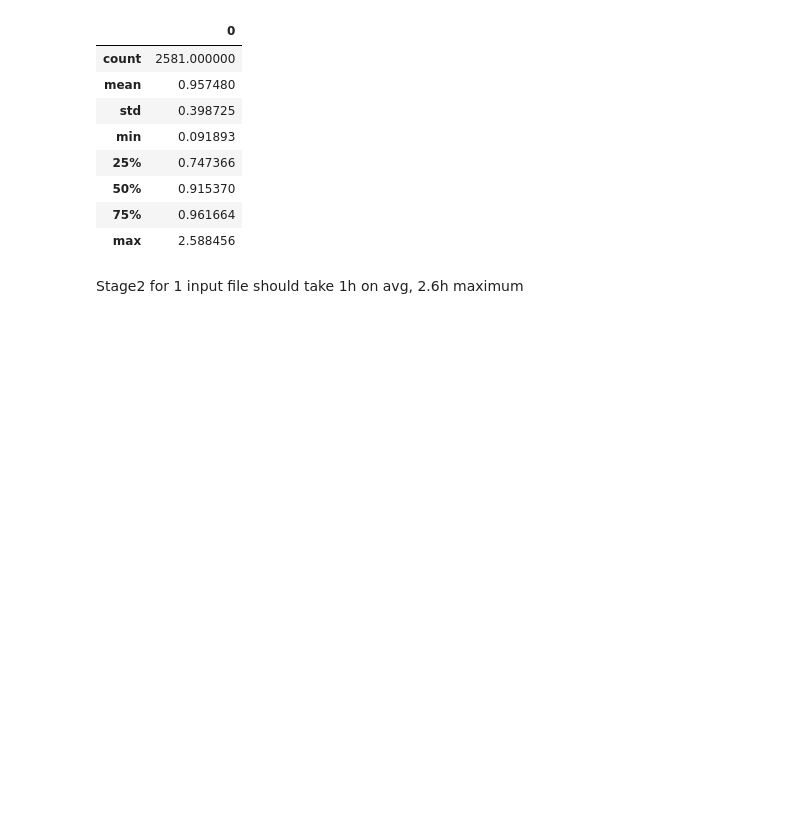
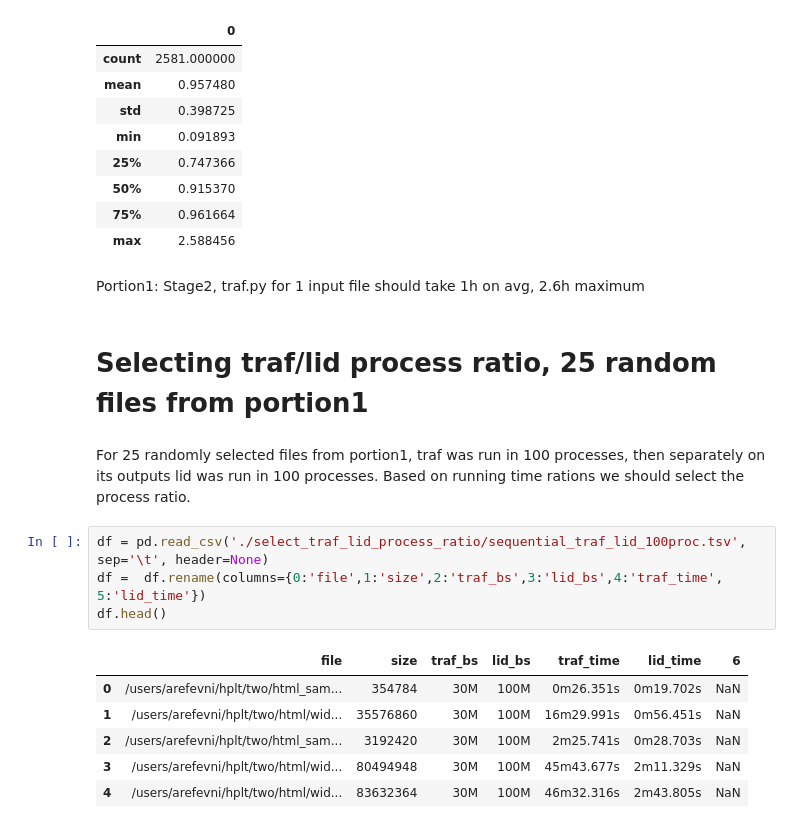
Before and after one commit to hplt-project/warc2text-runner, a Jupyter notebook: two/stage2_hypers/select_hypers.ipynb, the cells around one changed output. Cells and saved outputs as stored; diff of their text form; blank space fills up the shorter version.

```diff
--- a/two/stage2_hypers/select_hypers.ipynb
+++ b/two/stage2_hypers/select_hypers.ipynb
@@ -117,4 +119,20 @@ print(secperdoc_avg)
 | 75% | 0.961664 |
 | max | 2.588456 |
 # %% [markdown]
-Stage2 for 1 input file should take 1h on avg, 2.6h maximum
+Portion1: Stage2, traf.py for 1 input file should take 1h on avg, 2.6h maximum
+# %% [markdown]
+# Selecting traf/lid process ratio, 25 random files from portion1
+# %% [markdown]
+For 25 randomly selected files from portion1, traf was run in 100 processes, then separately on its outputs lid
+was run in 100 processes. Based on running time rations we should select the process ratio.
+# %%
+df = pd.read_csv('./select_traf_lid_process_ratio/sequential_traf_lid_100proc.tsv', sep='\t', header=None)
+df =  df.rename(columns={0:'file',1:'size',2:'traf_bs',3:'lid_bs',4:'traf_time', 5:'lid_time'})
+df.head()
+# %% [output]
+|  | file | size | traf_bs | lid_bs | traf_time | lid_time | 6 |
+| 0 | /users/arefevni/hplt/two/html_sam... | 354784 | 30M | 100M | 0m26.351s | 0m19.702s | NaN |
+| 1 | /users/arefevni/hplt/two/html/wid... | 35576860 | 30M | 100M | 16m29.991s | 0m56.451s | NaN |
+| 2 | /users/arefevni/hplt/two/html_sam... | 3192420 | 30M | 100M | 2m25.741s | 0m28.703s | NaN |
+| 3 | /users/arefevni/hplt/two/html/wid... | 80494948 | 30M | 100M | 45m43.677s | 2m11.329s | NaN |
+| 4 | /users/arefevni/hplt/two/html/wid... | 83632364 | 30M | 100M | 46m32.316s | 2m43.805s | NaN |
```
Also changed, not shown: parts of 10 cells of this notebook, 1 other file.
